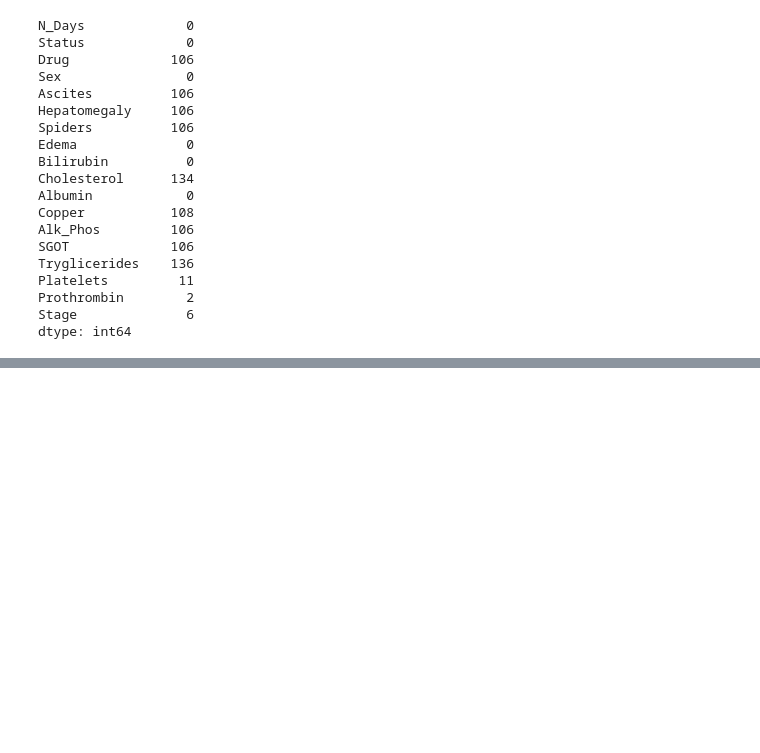
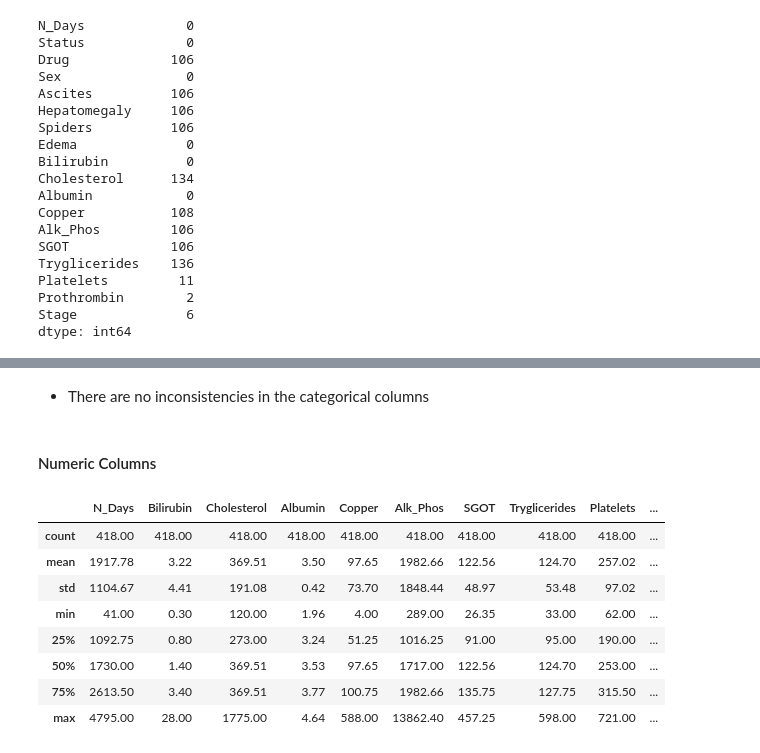
Before and after one commit to Jalicia-Harris/2-Proposed-Dateset-Options, a Jupyter notebook: Prescribed_Drugs_for_Cirrhosis_Predictions_Jalicia_Harris.ipynb, the cells around one changed output, grey strips where cells are left out. Drawn from its saved outputs; the diff is of its cells as text; code cells hidden in the pictures; blank space fills up the shorter version.

```diff
--- a/Prescribed_Drugs_for_Cirrhosis_Predictions_Jalicia_Harris.ipynb
+++ b/Prescribed_Drugs_for_Cirrhosis_Predictions_Jalicia_Harris.ipynb
@@ -160,0 +219,17 @@ dtype: int64
+# %% [markdown]
+- There are no inconsistencies in the categorical columns
+# %% [markdown]
+#### Numeric Columns
+# %%
+# Check and address any inconsistencies in the numeric columns
+df.describe(include='number').round(2)
+# %% [output]
+|  | N_Days | Bilirubin | Cholesterol | Albumin | Copper | Alk_Phos | SGOT | Tryglicerides | Platelets | ... |
+| count | 418.00 | 418.00 | 418.00 | 418.00 | 418.00 | 418.00 | 418.00 | 418.00 | 418.00 | ... |
+| mean | 1917.78 | 3.22 | 369.51 | 3.50 | 97.65 | 1982.66 | 122.56 | 124.70 | 257.02 | ... |
+| std | 1104.67 | 4.41 | 191.08 | 0.42 | 73.70 | 1848.44 | 48.97 | 53.48 | 97.02 | ... |
+| min | 41.00 | 0.30 | 120.00 | 1.96 | 4.00 | 289.00 | 26.35 | 33.00 | 62.00 | ... |
+| 25% | 1092.75 | 0.80 | 273.00 | 3.24 | 51.25 | 1016.25 | 91.00 | 95.00 | 190.00 | ... |
+| 50% | 1730.00 | 1.40 | 369.51 | 3.53 | 97.65 | 1717.00 | 122.56 | 124.70 | 253.00 | ... |
+| 75% | 2613.50 | 3.40 | 369.51 | 3.77 | 100.75 | 1982.66 | 135.75 | 127.75 | 315.50 | ... |
+| max | 4795.00 | 28.00 | 1775.00 | 4.64 | 588.00 | 13862.40 | 457.25 | 598.00 | 721.00 | ... |
```
Also changed, not shown: parts of 18 cells of this notebook.
